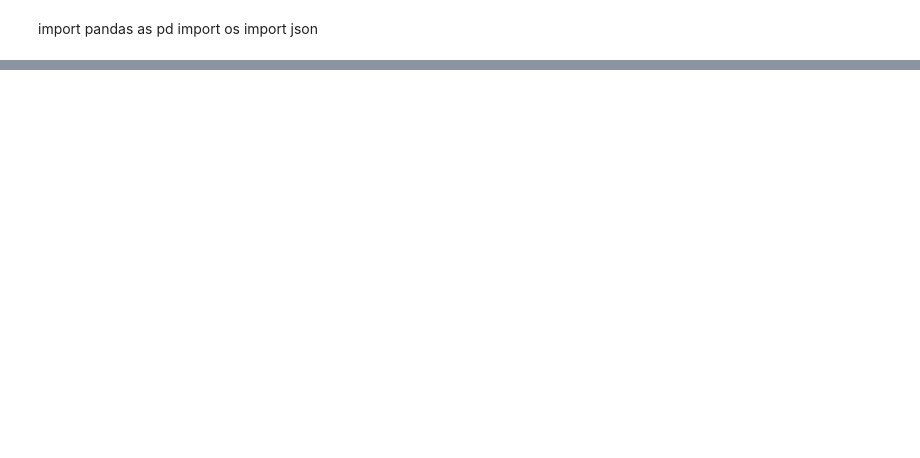
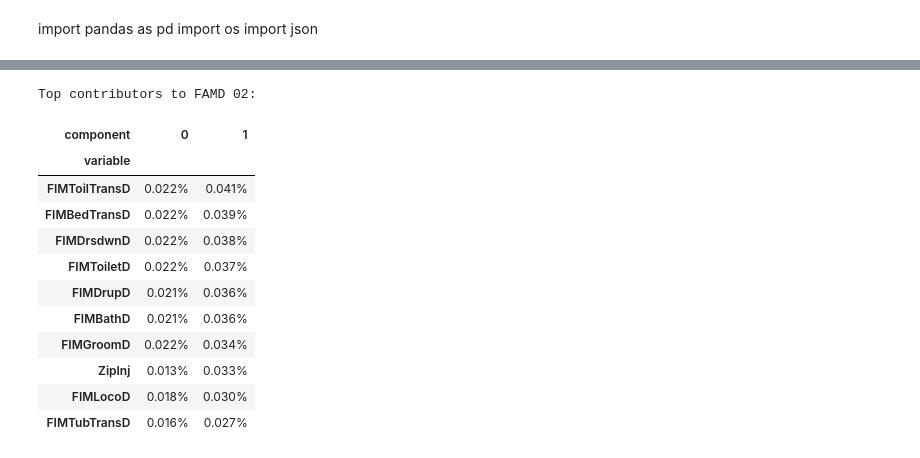
Before and after one commit to olsenben/PREDDICT-SPAULDING, a Jupyter notebook: notebooks/02_FAMD_form_1_imputed.ipynb, the cells around one changed output, grey strips where cells are left out. Saved outputs shown, nothing was run; the diff lists cells and outputs as text; code cells hidden in the pictures; blank space fills up the shorter version.

```diff
--- a/notebooks/02_FAMD_form_1_imputed.ipynb
+++ b/notebooks/02_FAMD_form_1_imputed.ipynb
@@ -87,5 +105,19 @@ print(imputed.shape)
 # %%
-# print("Top contributors to FAMD 02:")
-# top_famd_2 = famd.column_contributions_.sort_values(by=1,ascending=False).head(10).style.format('{:.3%}')
-# top_famd_2
+print("Top contributors to FAMD 02:")
+top_famd_2 = famd.column_contributions_.sort_values(by=1,ascending=False).head(10).style.format('{:.3%}')
+top_famd_2
+# %% [output]
+Top contributors to FAMD 02:
+| component | 0 | 1 |
+| variable |  |  |
+| FIMToilTransD | 0.022% | 0.041% |
+| FIMBedTransD | 0.022% | 0.039% |
+| FIMDrsdwnD | 0.022% | 0.038% |
+| FIMToiletD | 0.022% | 0.037% |
+| FIMDrupD | 0.021% | 0.036% |
+| FIMBathD | 0.021% | 0.036% |
+| FIMGroomD | 0.022% | 0.034% |
+| ZipInj | 0.013% | 0.033% |
+| FIMLocoD | 0.018% | 0.030% |
+| FIMTubTransD | 0.016% | 0.027% |
 # %%
```
Also changed, not shown: parts of 6 cells of this notebook, 5 other files.
